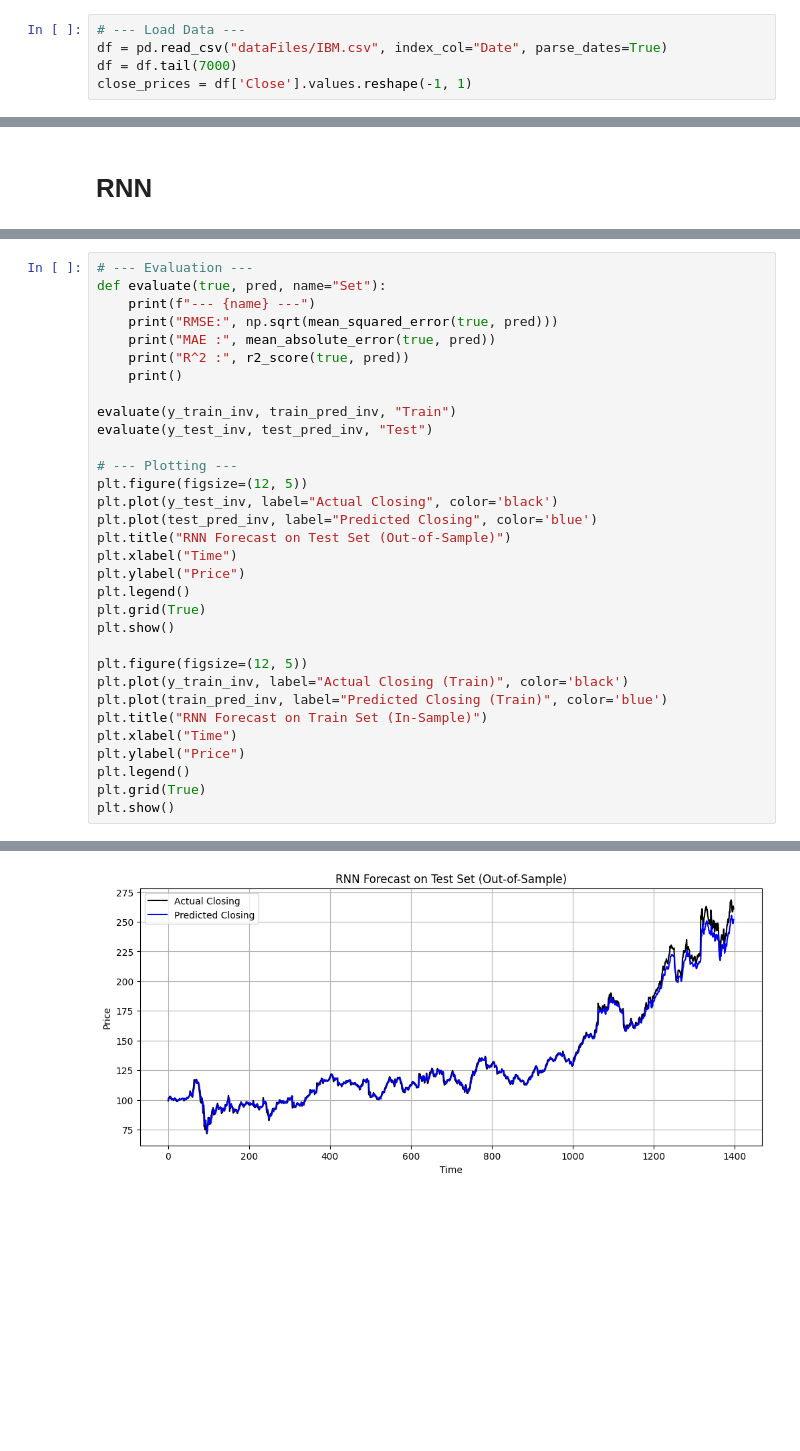
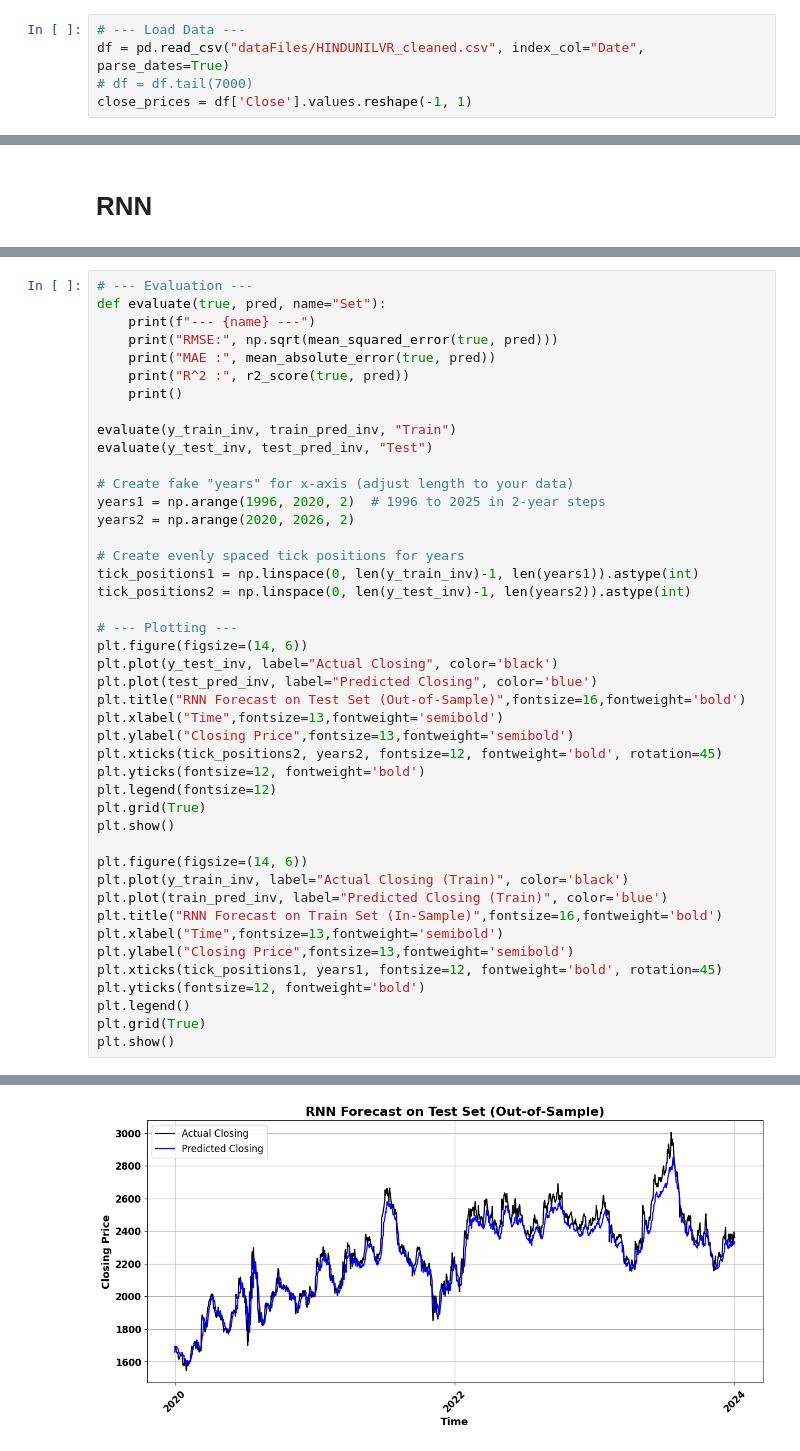
Before and after one commit to git-ankuryadav/Stock-Price-Prediction, a Jupyter notebook: final-RNN.ipynb, the cells around one changed output, grey strips where cells are left out. Cells and saved outputs as stored; diff of their text form; blank space fills up the shorter version.

```diff
--- a/final-RNN.ipynb
+++ b/final-RNN.ipynb
@@ -13,8 +13,8 @@ from tensorflow.keras.layers import SimpleRNN, Dense, Dropout
 # Reading the Data
 # %%
 # --- Load Data ---
-df = pd.read_csv("dataFiles/IBM.csv", index_col="Date", parse_dates=True)
-df = df.tail(7000)
+df = pd.read_csv("dataFiles/HINDUNILVR_cleaned.csv", index_col="Date", parse_dates=True)
+# df = df.tail(7000)
 close_prices = df['Close'].values.reshape(-1, 1)
 # %% [markdown]
 # Plots over time
@@ -99,25 +99,37 @@ def evaluate(true, pred, name="Set"):
 evaluate(y_train_inv, train_pred_inv, "Train")
 evaluate(y_test_inv, test_pred_inv, "Test")
 
+# Create fake "years" for x-axis (adjust length to your data)
+years1 = np.arange(1996, 2020, 2)  # 1996 to 2025 in 2-year steps
+years2 = np.arange(2020, 2026, 2)
+
+# Create evenly spaced tick positions for years
+tick_positions1 = np.linspace(0, len(y_train_inv)-1, len(years1)).astype(int)
+tick_positions2 = np.linspace(0, len(y_test_inv)-1, len(years2)).astype(int)
+
 # --- Plotting ---
-plt.figure(figsize=(12, 5))
+plt.figure(figsize=(14, 6))
 plt.plot(y_test_inv, label="Actual Closing", color='black')
 plt.plot(test_pred_inv, label="Predicted Closing", color='blue')
-plt.title("RNN Forecast on Test Set (Out-of-Sample)")
-plt.xlabel("Time")
-plt.ylabel("Price")
+plt.title("RNN Forecast on Test Set (Out-of-Sample)",fontsize=16,fontweight='bold')
+plt.xlabel("Time",fontsize=13,fontweight='semibold')
+plt.ylabel("Closing Price",fontsize=13,fontweight='semibold')
+plt.xticks(tick_positions2, years2, fontsize=12, fontweight='bold', rotation=45)
+plt.yticks(fontsize=12, fontweight='bold')
+plt.legend(fontsize=12)
+plt.grid(True)
+plt.show()
+
+plt.figure(figsize=(14, 6))
+plt.plot(y_train_inv, label="Actual Closing (Train)", color='black')
+plt.plot(train_pred_inv, label="Predicted Closing (Train)", color='blue')
+plt.title("RNN Forecast on Train Set (In-Sample)",fontsize=16,fontweight='bold')
+plt.xlabel("Time",fontsize=13,fontweight='semibold')
+plt.ylabel("Closing Price",fontsize=13,fontweight='semibold')
+plt.xticks(tick_positions1, years1, fontsize=12, fontweight='bold', rotation=45)
+plt.yticks(fontsize=12, fontweight='bold')
 plt.legend()
 plt.grid(True)
 plt.show()
-
-plt.figure(figsize=(12, 5))
-plt.plot(y_train_inv, label="Actual Closing (Train)", color='black')
-plt.plot(train_pred_inv, label="Predicted Closing (Train)", color='blue')
-plt.title("RNN Forecast on Train Set (In-Sample)")
-plt.xlabel("Time")
-plt.ylabel("Price")
-plt.legend()
-plt.grid(True)
-plt.show()
 # %% [output]
 --- Train ---
@@ -132 +144 @@ R^2 : 0.9923506161433137
-[figure, old version]
+[figure, new version]
```
Also changed, not shown: parts of 3 cells of this notebook, 16 other files.
